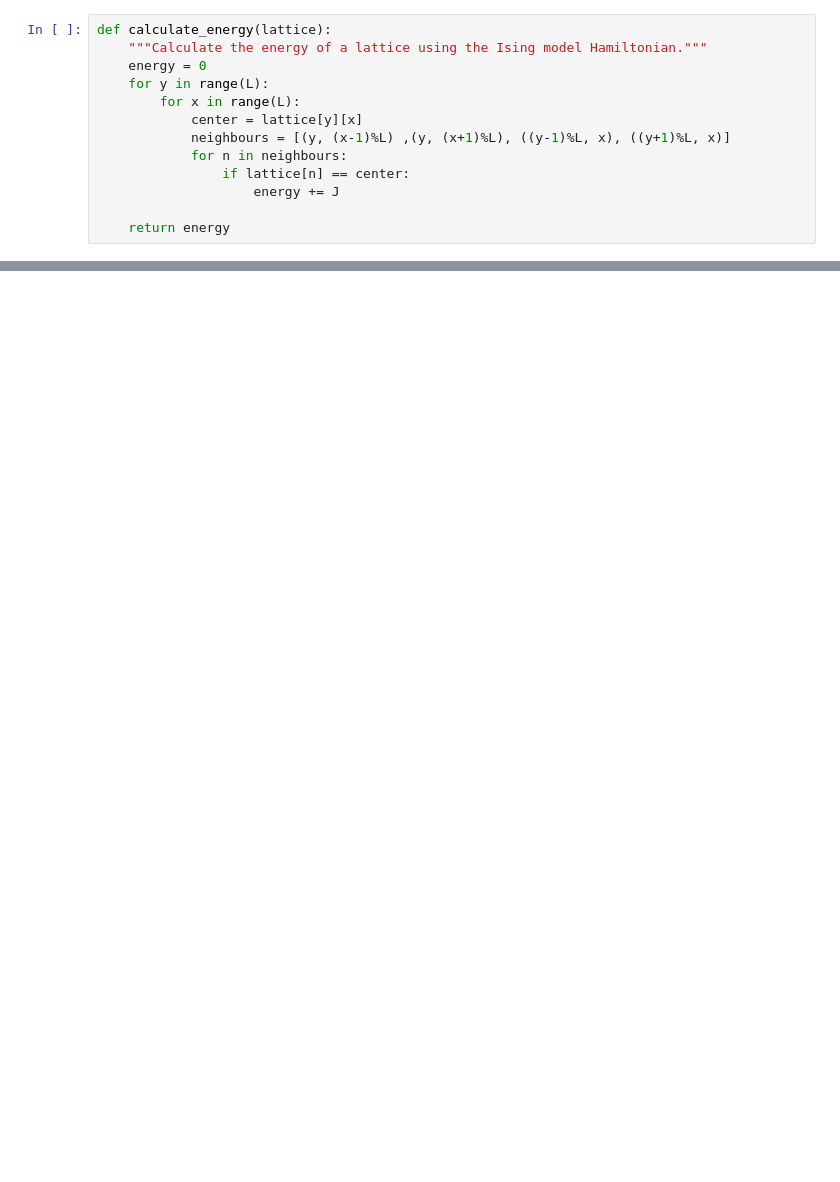
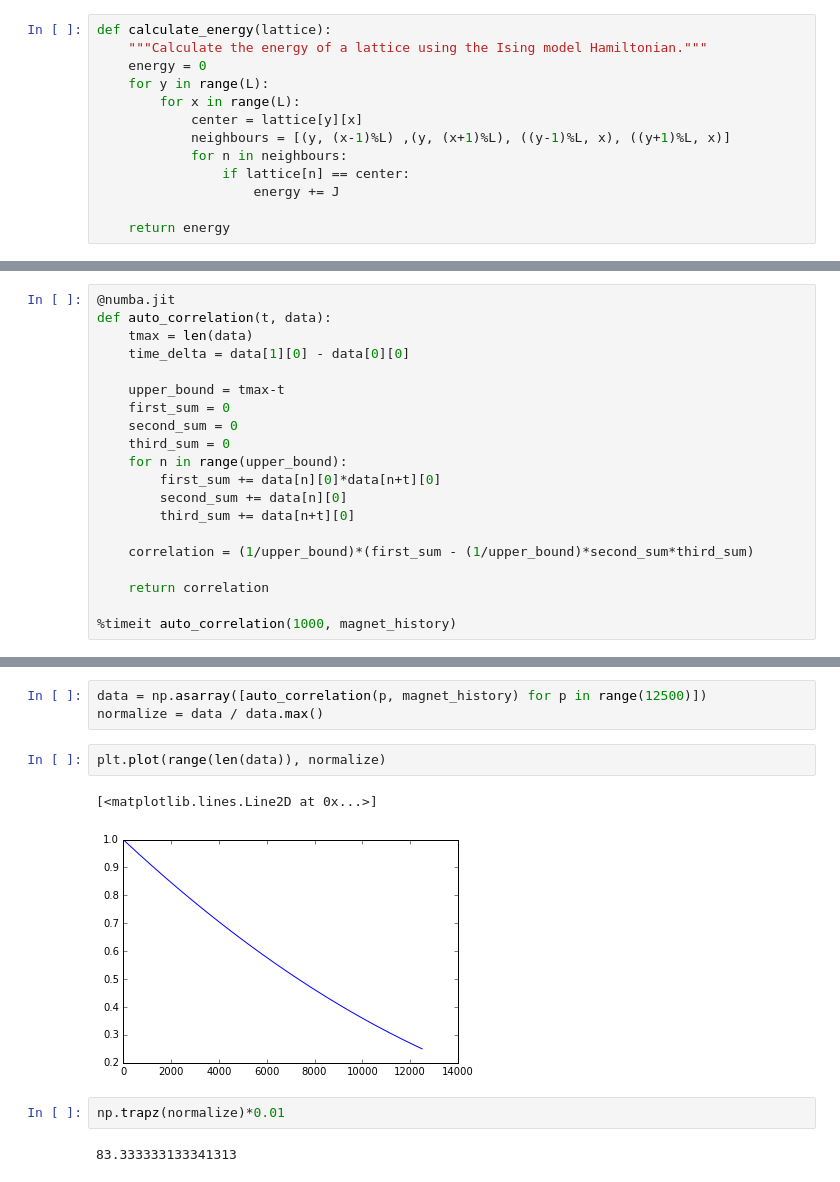
Before and after one commit to teunzwart/bachelor-project, a Jupyter notebook: code/Metropolis-Ising.ipynb, the cells around one changed output, grey strips where cells are left out. Saved outputs shown, nothing was run; the diff lists cells and outputs as text; blank space fills up the shorter version.

Commit message:
Start working on correlation time

```diff
--- a/code/Metropolis-Ising.ipynb
+++ b/code/Metropolis-Ising.ipynb
@@ -105,0 +89,20 @@ magnet_history[:10]
+# %%
+@numba.jit
+def auto_correlation(t, data):
+    tmax = len(data)
+    time_delta = data[1][0] - data[0][0]
+
+    upper_bound = tmax-t
+    first_sum = 0
+    second_sum = 0
+    third_sum = 0
+    for n in range(upper_bound):
+        first_sum += data[n][0]*data[n+t][0]
+        second_sum += data[n][0]
+        third_sum += data[n+t][0]
+
+    correlation = (1/upper_bound)*(first_sum - (1/upper_bound)*second_sum*third_sum)
+
+    return correlation
+
+%timeit auto_correlation(1000, magnet_history)
@@ -105,0 +112,12 @@ magnet_history[:10]
+# %%
+data = np.asarray([auto_correlation(p, magnet_history) for p in range(12500)])
+normalize = data / data.max()
+# %%
+plt.plot(range(len(data)), normalize)
+# %% [output]
+[<matplotlib.lines.Line2D at 0x...>]
+[figure, added]
+# %%
+np.trapz(normalize)*0.01
+# %% [output]
+83.333333133341313
```
Also changed, not shown: parts of 7 cells of this notebook.
